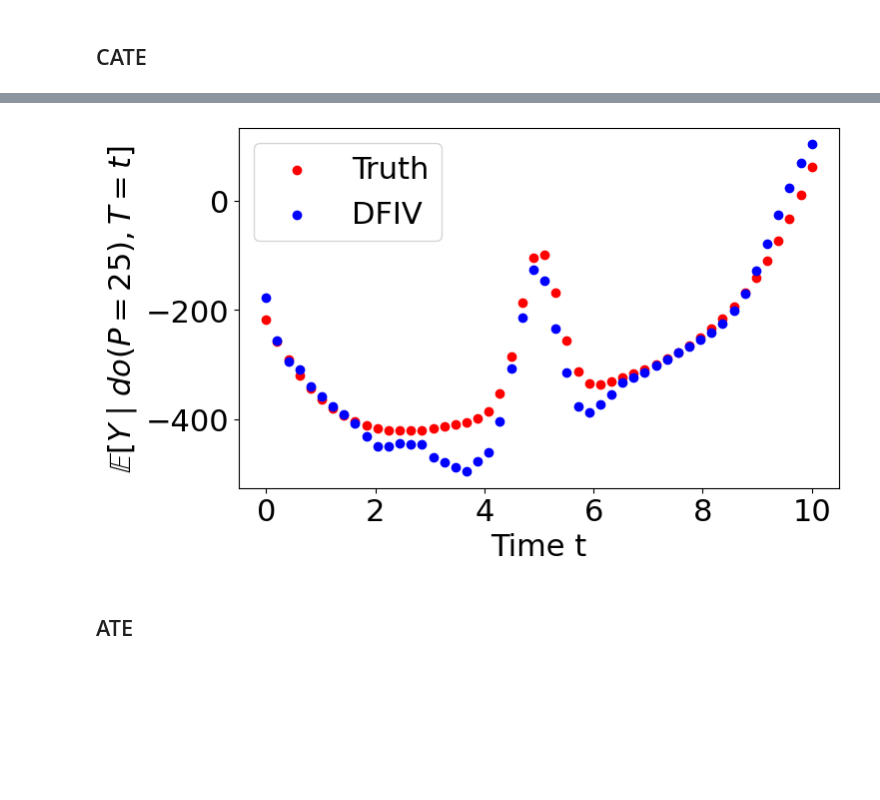
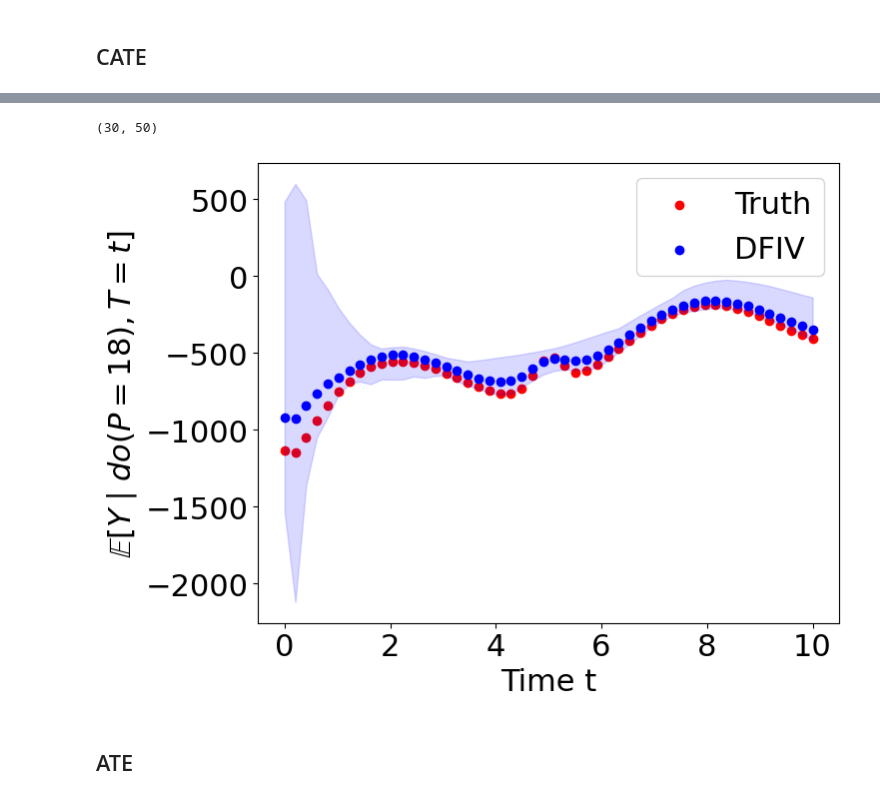
Before and after one commit to Jasmineqy0/DeepFeatureIV, a Jupyter notebook: viz/1. Demand.ipynb, the cells around one changed output, grey strips where cells are left out. Saved outputs shown, nothing was run; the diff lists cells and outputs as text; code cells hidden in the pictures; blank space fills up the shorter version.

```diff
--- a/viz/1. Demand.ipynb
+++ b/viz/1. Demand.ipynb
@@ -86,6 +367,5 @@ time = np.linspace(0.0, 10, num_point)
 emotion = (np.ones(num_point) * np.mean(emotion_range))
 covariate = np.c_[time, emotion]
-# %%
-true_demand = f(price, time, emotion)
-price = price[:, np.newaxis]
-pred_demand = predict_dfiv_model(dfiv_model, price, covariate)
+# %%
+time = time_range.copy()
+true_demand = f(function, price, time, np.mean(emotion_range))
@@ -92 +374,28 @@ pred_demand = predict_dfiv_model(dfiv_model, price, covariate)
+# %%
+pred_demands = []
+
+for id in tqdm(result_df['id'], position=0, leave=True, desc='model'):
+    run_path = f'{entity}/{project}/{id}'
+    dfiv_model = load_dfiv_model(run_path)
+
+    emotions = np.repeat(emotion_range.reshape(-1, 1), num_point, axis=0)
+    prices = np.tile(price[:, np.newaxis], (len(emotion_range), 1))
+    times = np.tile(time[:, np.newaxis], (len(emotion_range), 1))
+    covariates = np.c_[times, emotions]
+
+    tmp_demands = predict_dfiv_model(dfiv_model, prices, covariates).reshape(-1, num_point)
+
+    mean_demand = tmp_demands.mean(axis=0).reshape(1, -1)
+    pred_demands.append(mean_demand)
+
+pred_demands = np.vstack(pred_demands)
+print(pred_demands.shape)
+# %% [output]
+(30, 50)
+# %%
+mean_pred_demand = np.mean(pred_demands, axis=0)
+min_pred_demand = np.min(pred_demands, axis=0)
+max_pred_demand = np.max(pred_demands, axis=0)
+error_min_pred_demand = mean_pred_demand - min_pred_demand
+error_max_pred_demand = max_pred_demand - mean_pred_demand
 # %%
@@ -94,20 +402,19 @@ import matplotlib
 matplotlib.rcParams.update({'font.size': 22})
 # %%
-fig, ax = plt.subplots()
-fig.set_figheight(5)
-fig.set_figwidth(8)
+fig, ax = plt.subplots(figsize=(8, 6))
 time = time.squeeze()
 l1 = ax.scatter(time, true_demand, color='red', label='Truth')
-l2 = ax.scatter(time, pred_demand, color='blue', label='DFIV')
+l2 = ax.scatter(time, mean_pred_demand, color='blue', label='DFIV')
 ax.legend()
 
 ax.set_xlabel('Time t')
-ax.set_ylabel('$\mathbb{E}[Y\mid do(P=25), T=t]$')
-# plt.savefig(f'{img_dir}/CATE hst2.pdf')
-plt.savefig("images/CATE_demand_original.pdf")
+ax.set_ylabel('$\mathbb{E}[Y\mid do(P=18), T=t]$')
+plt.fill_between(time, mean_pred_demand-error_min_pred_demand, mean_pred_demand+error_max_pred_demand, alpha=0.15, color='b')
+# ax.set_ylim([-2400, 0])
+plt.savefig(f'images/CATE_demand_revised.pdf')
 plt.show()
 # %% [output]
-[figure, old version]
+[figure, new version]
 # %% [markdown]
 ## ATE
 # %%
```
Also changed, not shown: parts of 70 cells of this notebook, 16 other files.
